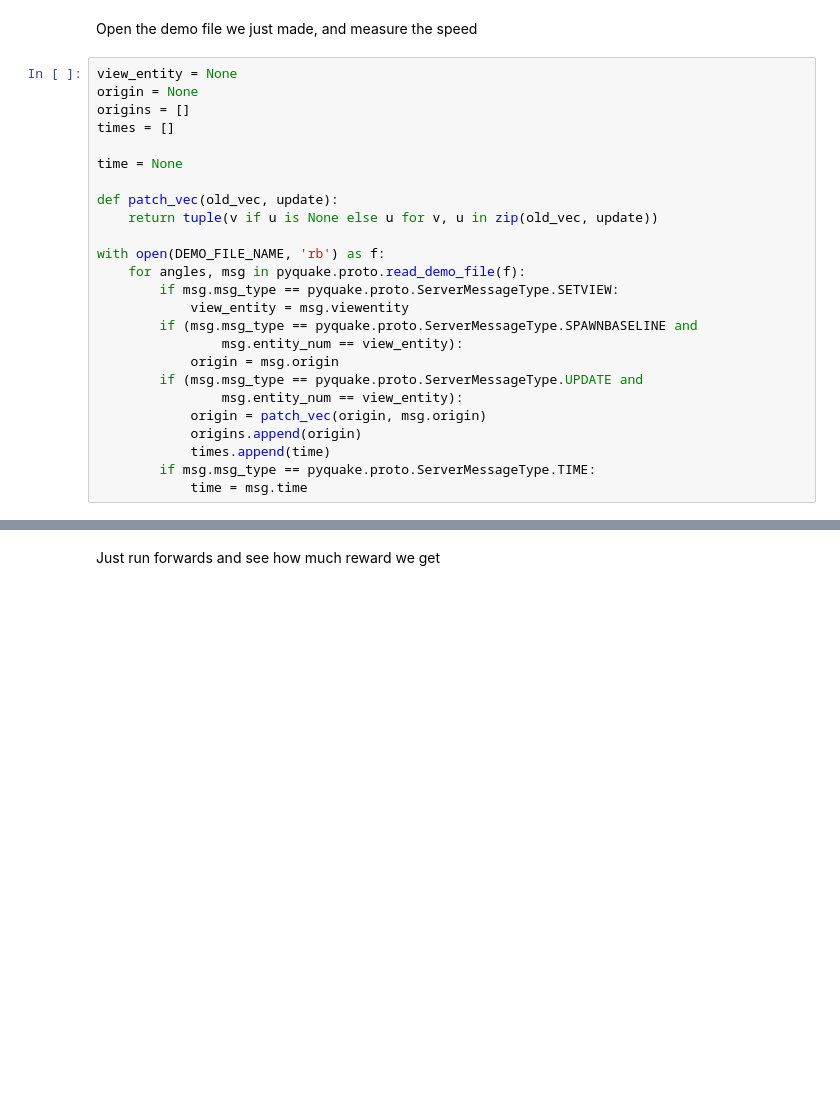
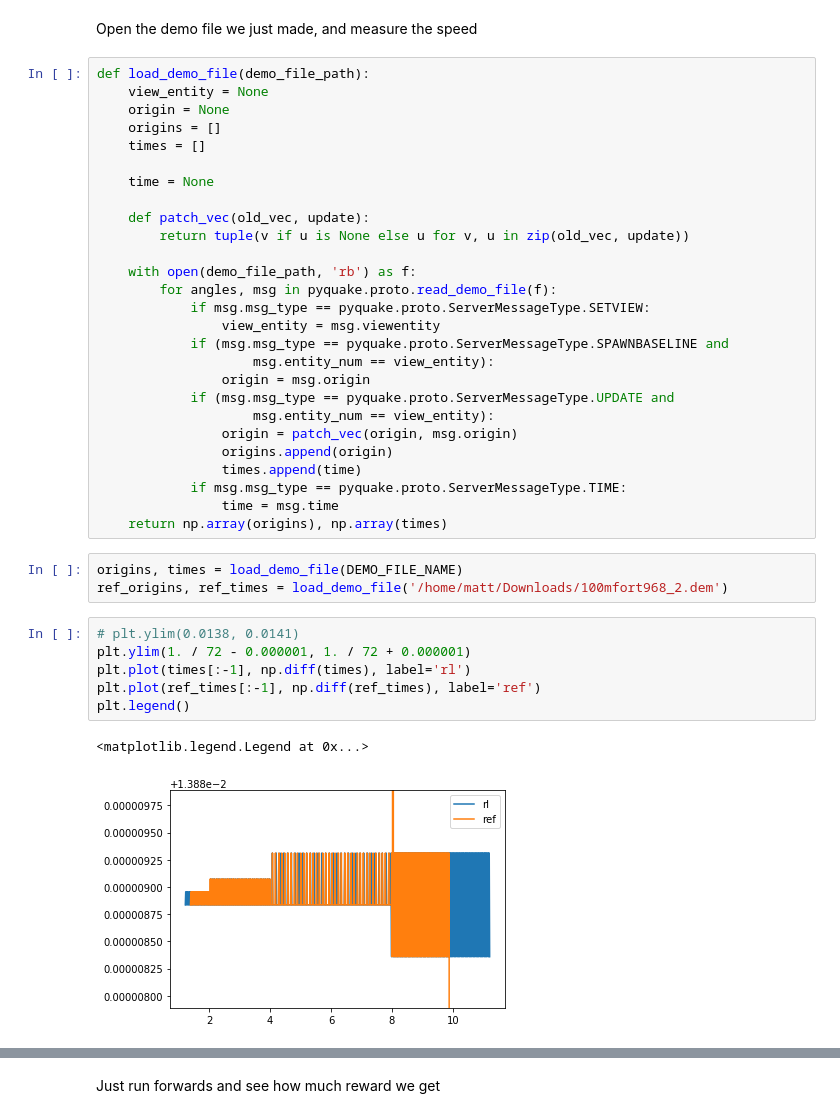
Before and after one commit to matthewearl/q1physrl, a Jupyter notebook: notebooks/RL client.ipynb, the cells around one changed output, grey strips where cells are left out. Saved outputs shown, nothing was run; the diff lists cells and outputs as text; blank space fills up the shorter version.

```diff
--- a/notebooks/RL client.ipynb
+++ b/notebooks/RL client.ipynb
@@ -156,30 +182,44 @@ plt.plot(np.cumsum(obs2[:, 3]), np.cumsum(obs2[:, 4]))
 # %% [markdown]
 Open the demo file we just made, and measure the speed
 # %%
-view_entity = None
-origin = None
-origins = []
-times = []
+def load_demo_file(demo_file_path):
+    view_entity = None
+    origin = None
+    origins = []
+    times = []
 
-time = None
+    time = None
 
-def patch_vec(old_vec, update):
-    return tuple(v if u is None else u for v, u in zip(old_vec, update))
+    def patch_vec(old_vec, update):
+        return tuple(v if u is None else u for v, u in zip(old_vec, update))
 
-with open(DEMO_FILE_NAME, 'rb') as f:
-    for angles, msg in pyquake.proto.read_demo_file(f):
-        if msg.msg_type == pyquake.proto.ServerMessageType.SETVIEW:
-            view_entity = msg.viewentity
-        if (msg.msg_type == pyquake.proto.ServerMessageType.SPAWNBASELINE and
-                msg.entity_num == view_entity):
-            origin = msg.origin
-        if (msg.msg_type == pyquake.proto.ServerMessageType.UPDATE and
-                msg.entity_num == view_entity):
-            origin = patch_vec(origin, msg.origin)
-            origins.append(origin)
-            times.append(time)
-        if msg.msg_type == pyquake.proto.ServerMessageType.TIME:
-            time = msg.time
+    with open(demo_file_path, 'rb') as f:
+        for angles, msg in pyquake.proto.read_demo_file(f):
+            if msg.msg_type == pyquake.proto.ServerMessageType.SETVIEW:
+                view_entity = msg.viewentity
+            if (msg.msg_type == pyquake.proto.ServerMessageType.SPAWNBASELINE and
+                    msg.entity_num == view_entity):
+                origin = msg.origin
+            if (msg.msg_type == pyquake.proto.ServerMessageType.UPDATE and
+                    msg.entity_num == view_entity):
+                origin = patch_vec(origin, msg.origin)
+                origins.append(origin)
+                times.append(time)
+            if msg.msg_type == pyquake.proto.ServerMessageType.TIME:
+                time = msg.time
+    return np.array(origins), np.array(times)
+# %%
+origins, times = load_demo_file(DEMO_FILE_NAME)
+ref_origins, ref_times = load_demo_file('/home/matt/Downloads/100mfort968_2.dem')
+# %%
+# plt.ylim(0.0138, 0.0141)
+plt.ylim(1. / 72 - 0.000001, 1. / 72 + 0.000001)
+plt.plot(times[:-1], np.diff(times), label='rl')
+plt.plot(ref_times[:-1], np.diff(ref_times), label='ref')
+plt.legend()
+# %% [output]
+<matplotlib.legend.Legend at 0x...>
+[figure, added]
 # %%
 plt.figure(figsize=(22, 12))
 plt.axes().set_aspect('equal')
```
Also changed, not shown: parts of 14 cells of this notebook, 3 other files.
